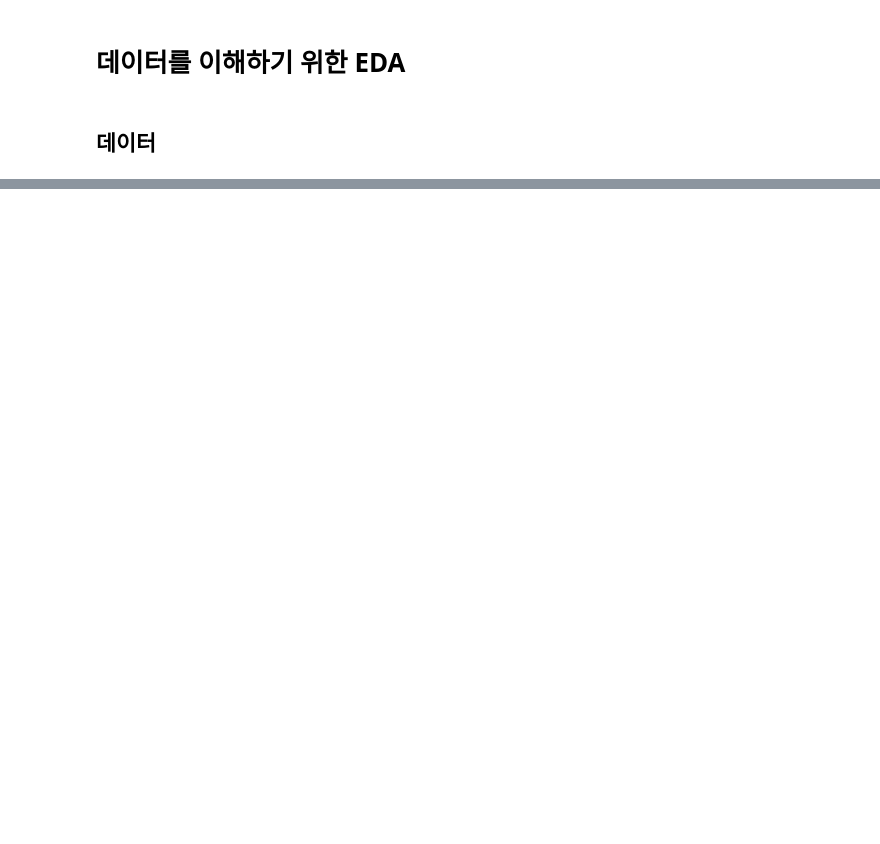
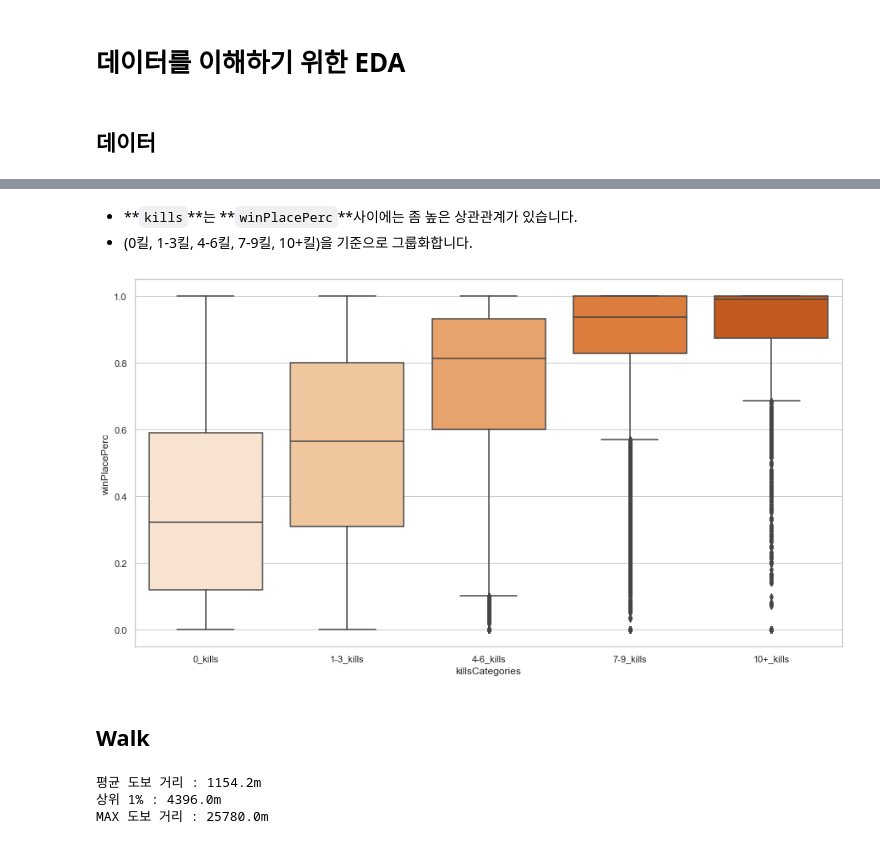
Before and after one commit to FIN443/predict-pubg-winplace, a Jupyter notebook: eda/eda.ipynb, the cells around one changed output, grey strips where cells are left out. Cells and saved outputs as stored; diff of their text form; code cells hidden in the pictures; blank space fills up the shorter version.

```diff
--- a/eda/eda.ipynb
+++ b/eda/eda.ipynb
@@ -52,0 +178,15 @@
+# %% [markdown]
+- **`kills`**는 **`winPlacePerc`**사이에는 좀 높은 상관관계가 있습니다.
+- (0킬, 1-3킬, 4-6킬, 7-9킬, 10+킬)을 기준으로 그룹화합니다.
+# %%
+kills = train.copy()
+
+kills['killsCategories'] = pd.cut(kills['kills'], [-1, 0, 2, 5, 10, 72], labels=['0_kills','1-3_kills', '4-6_kills', '7-9_kills', '10+_kills'])
+
+plt.figure(figsize=(15,8))
+sns.boxplot(x="killsCategories", y="winPlacePerc", data=kills)
+plt.show()
+# %% [output]
+[figure, added]
+# %% [markdown]
+## Walk
@@ -52,0 +195,8 @@
+# %%
+print(f"평균 도보 거리 : {train['walkDistance'].mean():.1f}m")
+print(f"상위 1% : {train['walkDistance'].quantile(0.99):.1f}m")
+print(f"MAX 도보 거리 : {train['walkDistance'].max():.1f}m")
+# %% [output]
+평균 도보 거리 : 1154.2m
+상위 1% : 4396.0m
+MAX 도보 거리 : 25780.0m
```
Also changed, not shown: parts of 49 cells of this notebook.
